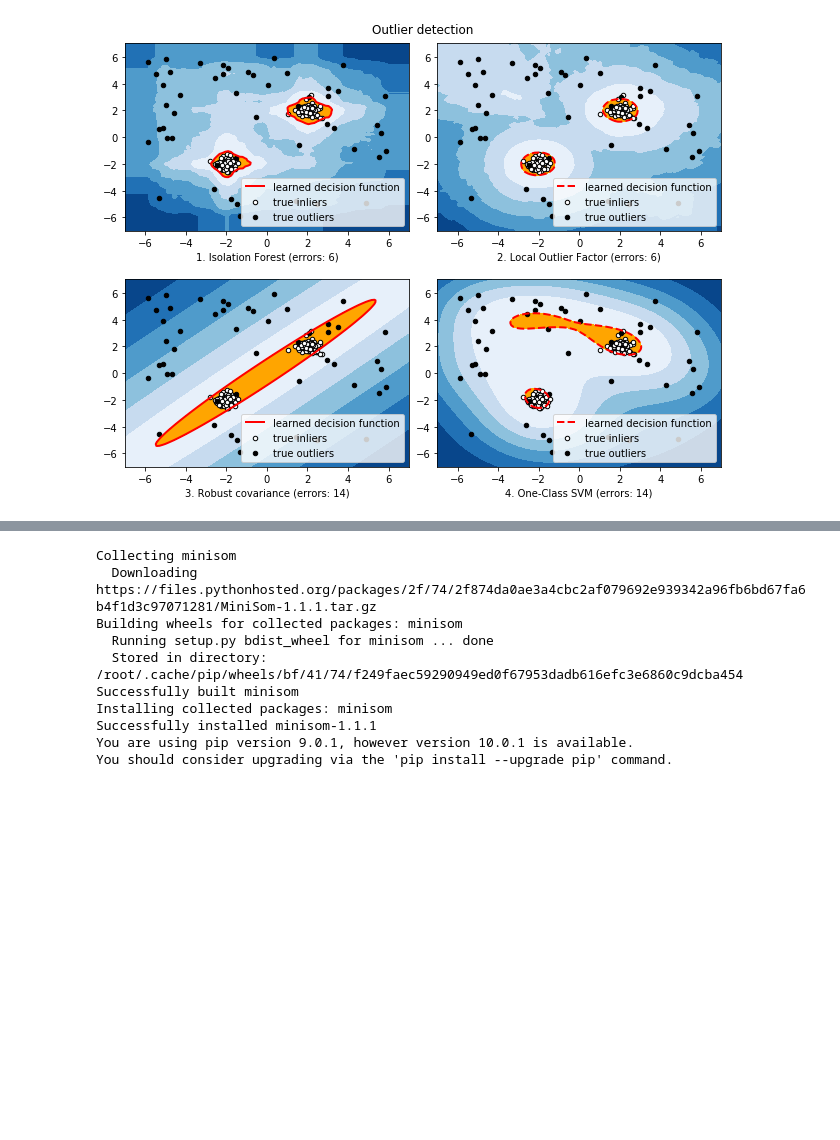
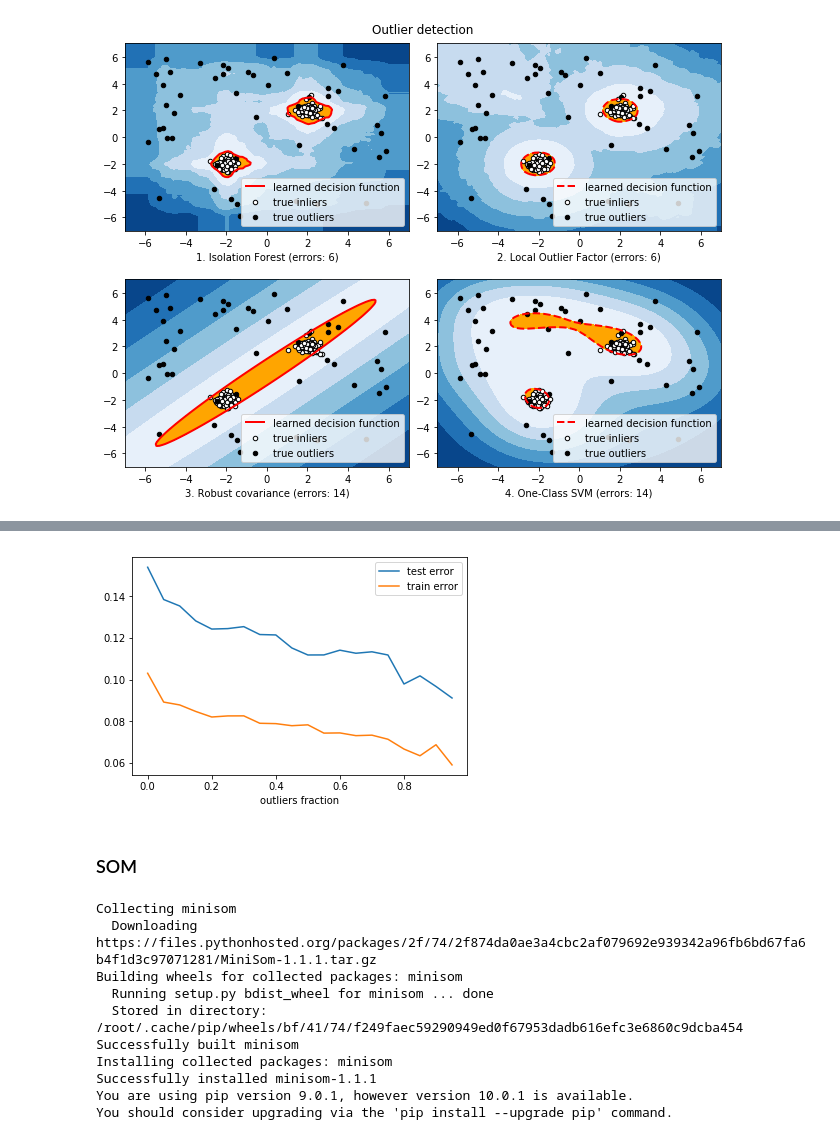
Before and after one commit to Gadiben/AML2018, a Jupyter notebook: Notebooks/challenges/Scikitlearn_Tree.ipynb, the cells around one changed output, grey strips where cells are left out. Saved outputs shown, nothing was run; the diff lists cells and outputs as text; code cells hidden in the pictures; blank space fills up the shorter version.

```diff
--- a/Notebooks/challenges/Scikitlearn_Tree.ipynb
+++ b/Notebooks/challenges/Scikitlearn_Tree.ipynb
@@ -354,3 +426,30 @@ Automatically created module for IPython interactive environment
+# %%
+testErrors = []
+trainErrors = []
+
+outliers_fractions = np.arange(0.00,1,0.05)
+
+for outliers_fraction in outliers_fractions:
+    scores_pred, y_pred, threshold = findOutliers_IsolationForest(X, outliers_fraction)
+    outlier_index = np.where(y_pred==-1)[0]
+    X_WO = X.drop(outlier_index)
+    Y_WO = Y.drop(outlier_index)
+    X_scaled_array_WO = StandardScaler().fit_transform(X_WO)
+    X_scaled_WO = pd.DataFrame(X_scaled_array_WO,columns=kept_columnValues)
+    testerror, trainerror, regressor = regressionTrees(X=X_scaled_WO,Y=Y_WO,depth=100,min_samples_leaf=5,test_size=0.25,singleTree=False,forest=True,extraTrees=False,nb_estimator=20)
+
+    testErrors.append(testerror)
+    trainErrors.append(trainerror)
+# %%
+plt.plot(outliers_fractions,testErrors, '-',label="test error")
+plt.plot(outliers_fractions,trainErrors, label="train error")
+plt.xlabel("outliers fraction")
+plt.legend()
+plt.show()
+# %% [output]
+[figure, added]
+# %% [markdown]
+### SOM
 # %%
 !pip install minisom
 # %% [output]
```
Also changed, not shown: parts of 15 cells of this notebook.
